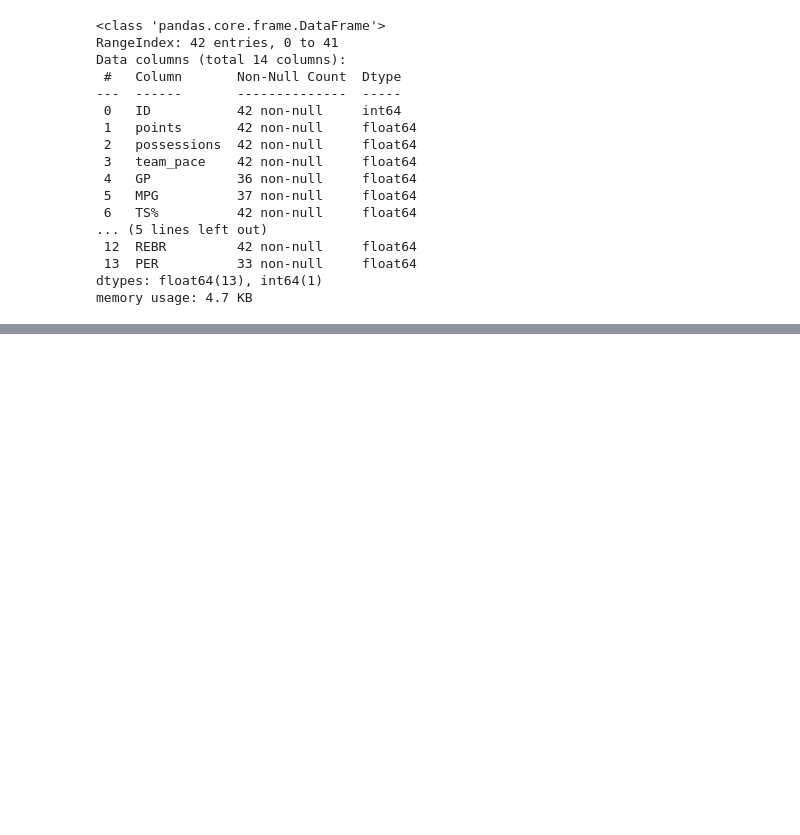
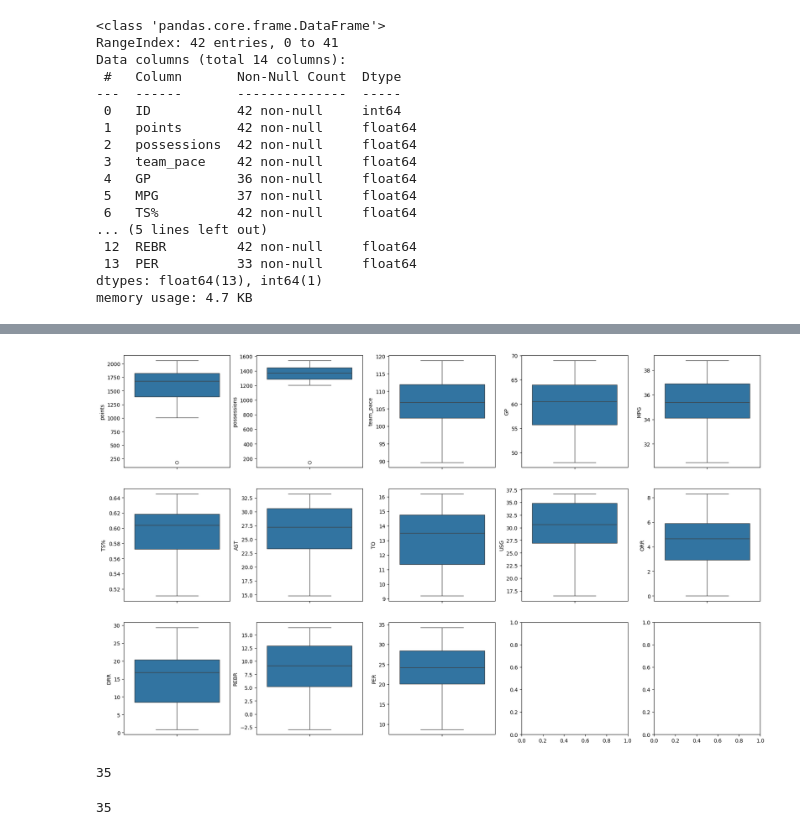
Before and after one commit to kottoization/space-jam-anl, a Jupyter notebook: space-jam-anl.ipynb, the cells around one changed output, grey strips where cells are left out. Saved outputs shown, nothing was run; the diff lists cells and outputs as text; code cells hidden in the pictures; blank space fills up the shorter version.

Commit message:
Data exploration part 1 - Check for outliers

```diff
--- a/space-jam-anl.ipynb
+++ b/space-jam-anl.ipynb
@@ -180,0 +195,27 @@ memory usage: 4.7 KB
+# %%
+# Create a list of all column names, except for ID.
+cols = list(player_df.iloc[:, 1:])
+
+# Create a 3x5 matrix of subplots.
+fig, axes = plt.subplots(3, 5, figsize=(18, 11))
+
+# Create padding around subplots to make the axis labels readable.
+fig.tight_layout(pad=2.0)
+
+# Loop over the columns of the DataFrame and create a box plot for each one.
+for i in range(len(cols)):
+    sns.boxplot(ax=axes[i//5, i%5], y=player_df[cols[i]])
+# %% [output]
+[figure, added]
+# %%
+# Identify the index number of the row that has the lowest value in 'points'.
+points_outlier = player_df['points'].idxmin()
+points_outlier
+# %% [output]
+35
+# %%
+# Identify the index number of the row that has the lowest value in 'possession'.
+possession_outlier = player_df['possessions'].idxmin()
+possession_outlier
+# %% [output]
+35
```
Also changed, not shown: parts of 4 cells of this notebook.
